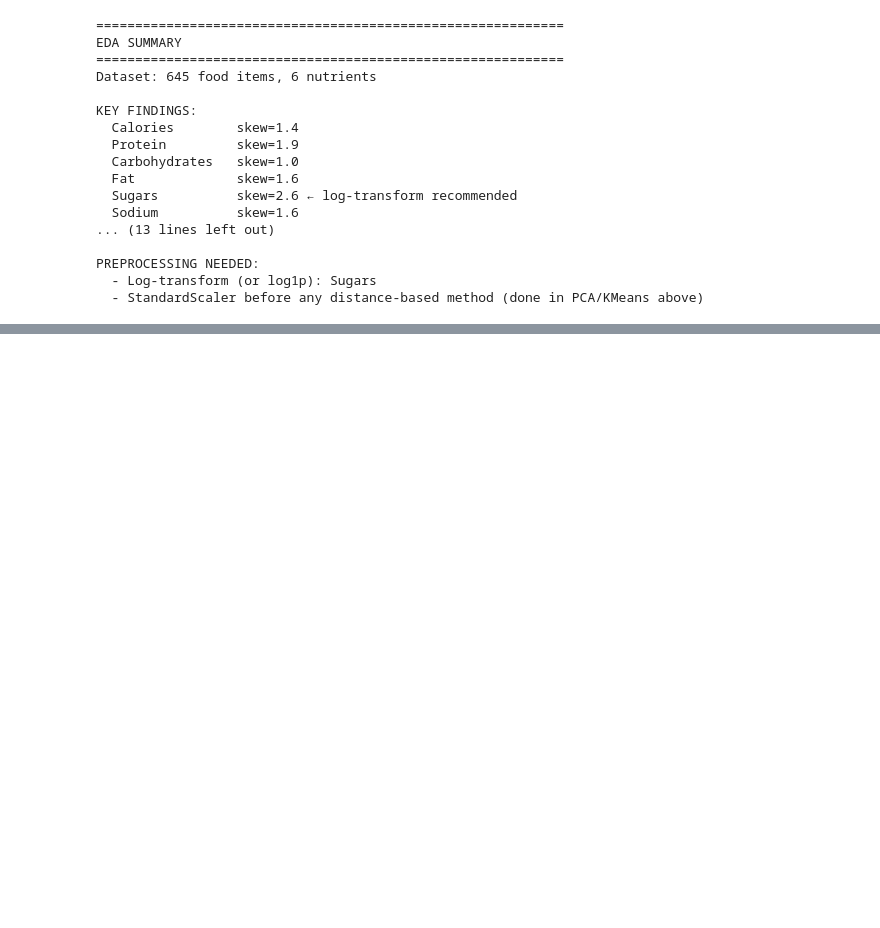
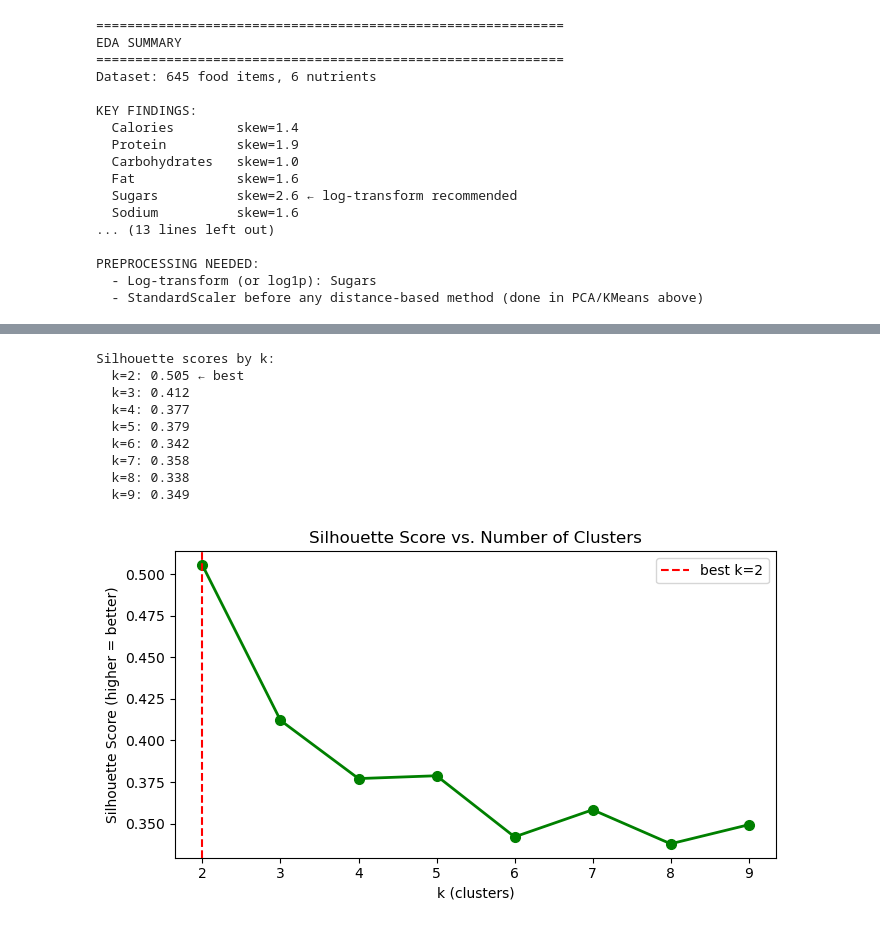
Before and after one commit to tomern0305/DiatitionSystem, a Jupyter notebook: MachineLearning/Untitled-1.ipynb, the cells around one changed output, grey strips where cells are left out. Drawn from its saved outputs; the diff is of its cells as text; code cells hidden in the pictures; blank space fills up the shorter version.

```diff
--- a/MachineLearning/Untitled-1.ipynb
+++ b/MachineLearning/Untitled-1.ipynb
@@ -380,0 +391,45 @@ PREPROCESSING NEEDED:
+# %%
+from sklearn.cluster import KMeans
+from sklearn.preprocessing import StandardScaler
+from sklearn.metrics import silhouette_score
+import numpy as np
+
+nutrients = ["Calories (kcal)", "Protein (g)", "Carbohydrates (g)", "Fat (g)", "Sugars (g)", "Sodium (mg)"]
+df_nutrients = df[nutrients].copy()
+
+scaler = StandardScaler()
+X_scaled = scaler.fit_transform(df_nutrients)
+
+# Find best k using silhouette score
+sil_scores = {}
+for k in range(2, 10):
+    km = KMeans(n_clusters=k, random_state=42, n_init=10)
+    labels = km.fit_predict(X_scaled)
+    sil_scores[k] = silhouette_score(X_scaled, labels)
+
+best_k = max(sil_scores, key=sil_scores.get)
+print("Silhouette scores by k:")
+for k, s in sil_scores.items():
+    marker = " ← best" if k == best_k else ""
+    print(f"  k={k}: {s:.3f}{marker}")
+
+plt.figure(figsize=(7, 4))
+plt.plot(list(sil_scores.keys()), list(sil_scores.values()), 'go-', linewidth=2, markersize=7)
+plt.xlabel("k (clusters)")
+plt.ylabel("Silhouette Score (higher = better)")
+plt.title("Silhouette Score vs. Number of Clusters")
+plt.axvline(best_k, color='red', linestyle='--', label=f"best k={best_k}")
+plt.legend()
+plt.tight_layout()
+plt.show()
+# %% [output]
+Silhouette scores by k:
+  k=2: 0.505 ← best
+  k=3: 0.412
+  k=4: 0.377
+  k=5: 0.379
+  k=6: 0.342
+  k=7: 0.358
+  k=8: 0.338
+  k=9: 0.349
+[figure, added]
```
Also changed, not shown: parts of 11 cells of this notebook.
